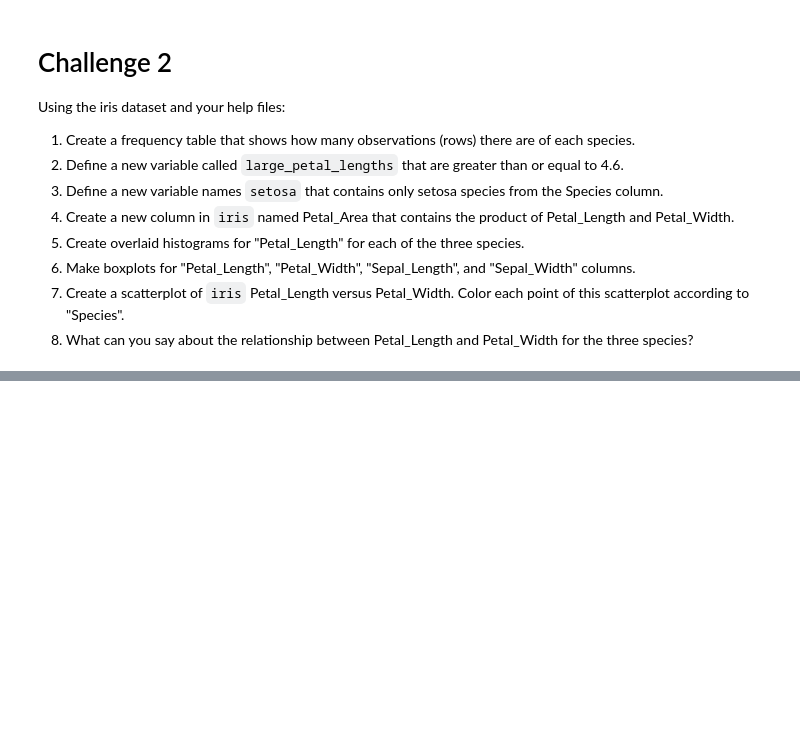
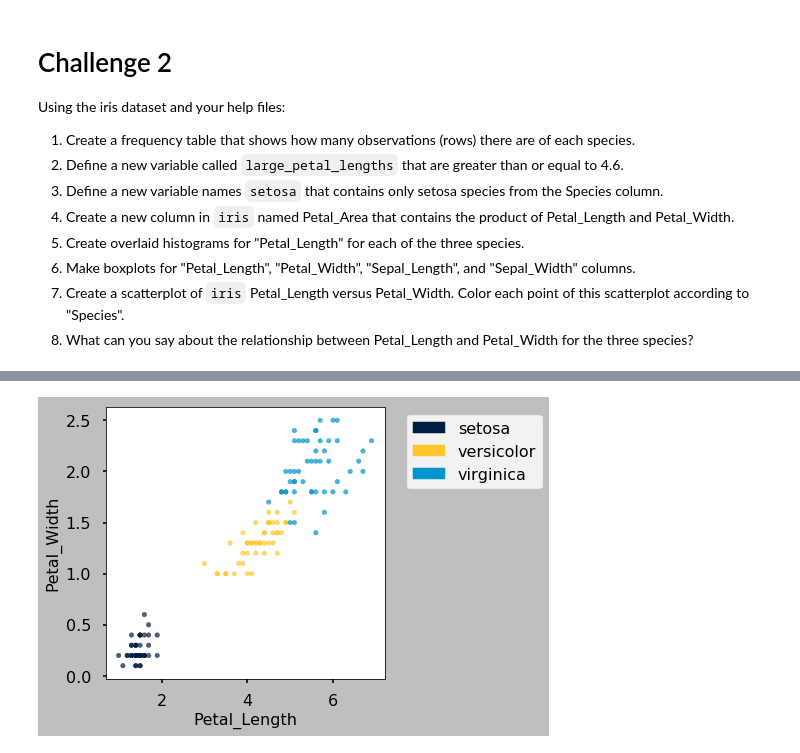
Before and after one commit to douugsmith/DIGHUM101, a Jupyter notebook: Week1/1-3_Tables.ipynb, the cells around one changed output, grey strips where cells are left out. Drawn from its saved outputs; the diff is of its cells as text; code cells hidden in the pictures; blank space fills up the shorter version.

```diff
--- a/Week1/1-3_Tables.ipynb
+++ b/Week1/1-3_Tables.ipynb
@@ -208,0 +545,6 @@ Using the iris dataset and your help files:
+# %%
+# 7. Create a scatterplot of iris Petal_Length versus Petal_Width.
+# Color each point of this scatterplot according to "Species".
+iris.select("Petal_Length", "Petal_Width", "Species").scatter("Petal_Length", colors = "Species")
+# %% [output]
+[figure, added]
```
Also changed, not shown: parts of 59 cells of this notebook, 6 other files.
